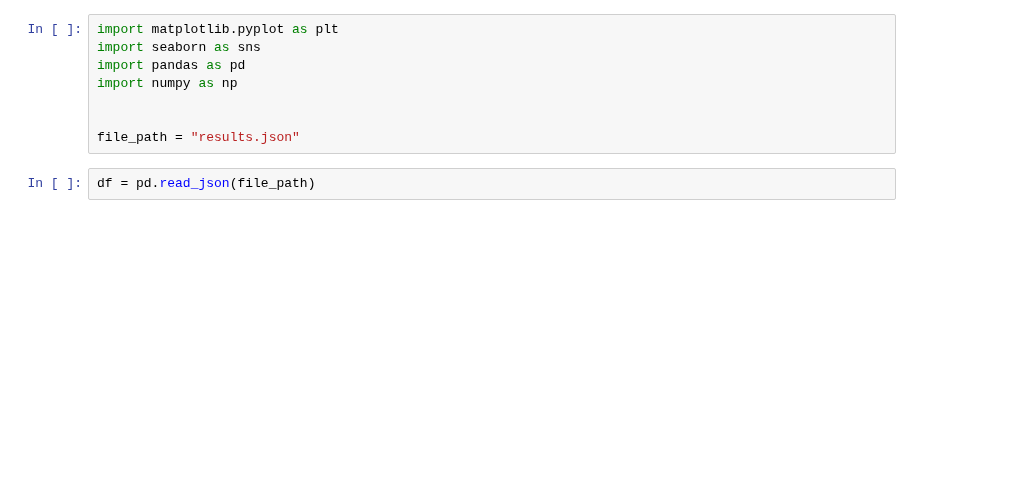
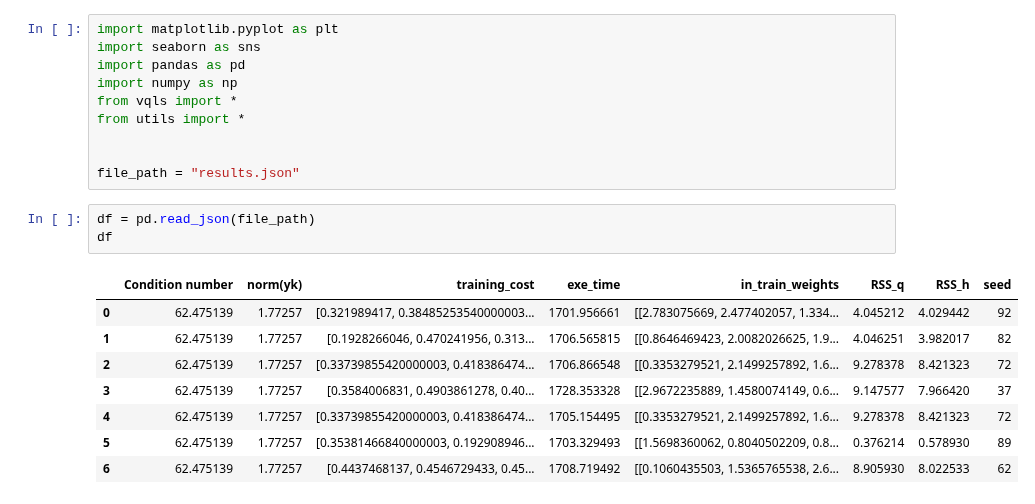
Before and after one commit to inajetovic/Variational-Quantum-Splines, a Jupyter notebook: visualize_results.ipynb, the cells around one changed output. Drawn from its saved outputs; the diff is of its cells as text; blank space fills up the shorter version.

```diff
--- a/visualize_results.ipynb
+++ b/visualize_results.ipynb
@@ -3,11 +3,23 @@ import matplotlib.pyplot as plt
 import seaborn as sns
 import pandas as pd
 import numpy as np
+from vqls import *
+from utils import *
 
 
 file_path = "results.json"
 # %%
 df = pd.read_json(file_path)
+df
+# %% [output]
+|  | Condition number | norm(yk) | training_cost | exe_time | in_train_weights | RSS_q | RSS_h | seed |
+| 0 | 62.475139 | 1.77257 | [0.321989417, 0.38485253540000003... | 1701.956661 | [[2.783075669, 2.477402057, 1.334... | 4.045212 | 4.029442 | 92 |
+| 1 | 62.475139 | 1.77257 | [0.1928266046, 0.470241956, 0.313... | 1706.565815 | [[0.8646469423, 2.0082026625, 1.9... | 4.046251 | 3.982017 | 82 |
+| 2 | 62.475139 | 1.77257 | [0.33739855420000003, 0.418386474... | 1706.866548 | [[0.3353279521, 2.1499257892, 1.6... | 9.278378 | 8.421323 | 72 |
+| 3 | 62.475139 | 1.77257 | [0.3584006831, 0.4903861278, 0.40... | 1728.353328 | [[2.9672235889, 1.4580074149, 0.6... | 9.147577 | 7.966420 | 37 |
+| 4 | 62.475139 | 1.77257 | [0.33739855420000003, 0.418386474... | 1705.154495 | [[0.3353279521, 2.1499257892, 1.6... | 9.278378 | 8.421323 | 72 |
+| 5 | 62.475139 | 1.77257 | [0.35381466840000003, 0.192908946... | 1703.329493 | [[1.5698360062, 0.8040502209, 0.8... | 0.376214 | 0.578930 | 89 |
+| 6 | 62.475139 | 1.77257 | [0.4437468137, 0.4546729433, 0.45... | 1708.719492 | [[0.1060435503, 1.5365765538, 2.6... | 8.905930 | 8.022533 | 62 |
 # %%
 #Visualize training cost and obtain best performing epoch
 argM = []
```
Also changed, not shown: parts of 6 cells of this notebook, 3 other files.
